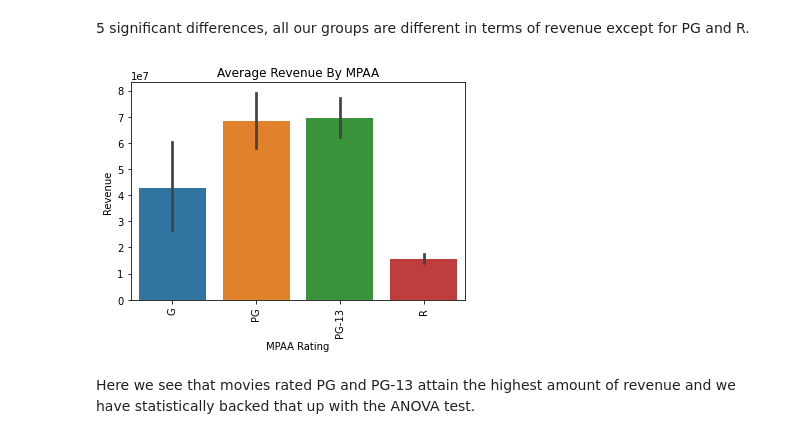
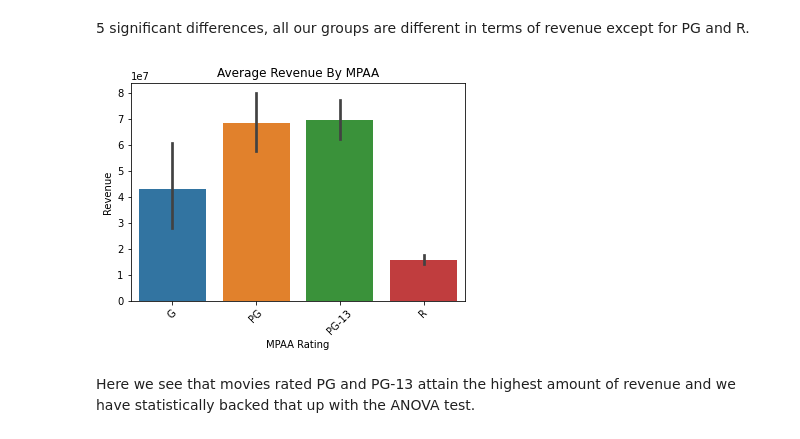
Before and after one commit to fid2445/Project-3-, a Jupyter notebook: Mike Fiddler Project Part 4 Hypothesis Testing.ipynb, the cells around one changed output. Drawn from its saved outputs; the diff is of its cells as text; code cells hidden in the pictures.

```diff
--- a/Mike Fiddler Project Part 4 Hypothesis Testing.ipynb
+++ b/Mike Fiddler Project Part 4 Hypothesis Testing.ipynb
@@ -351,12 +351,12 @@ Multiple Comparison of Means - Tukey HSD, FWER=0.05
 5 significant differences, all our groups are different in terms of revenue except for PG and R.
 # %%
 sns.barplot(data=df, x='certification', y= 'revenue')
-plt.xticks(rotation = 90)
+plt.xticks(rotation = 45)
 plt.title('Average Revenue By MPAA')
 plt.xlabel('MPAA Rating')
 plt.ylabel('Revenue');
 # %% [output]
-[figure, old version]
+[figure, new version]
 # %% [markdown]
 Here we see that movies rated PG and PG-13 attain the highest amount of revenue and we have statistically backed that up with the ANOVA test.
 # %% [markdown]
```
Also changed, not shown: parts of 5 cells of this notebook, 2 other files.
